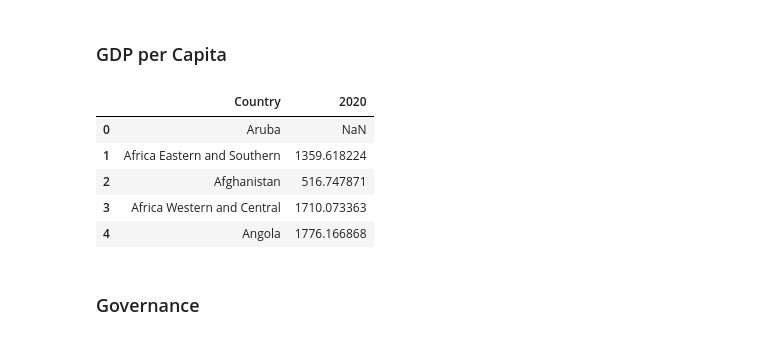
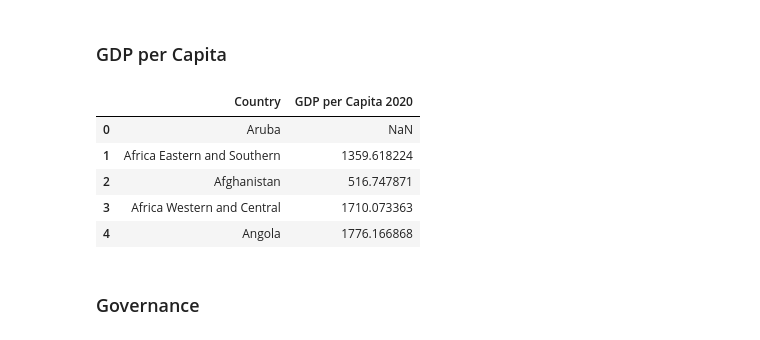
Before and after one commit to luanakimley/low-carbon-development-composite-index, a Jupyter notebook: data_cleaning.ipynb, the cells around one changed output. Drawn from its saved outputs; the diff is of its cells as text; code cells hidden in the pictures.

```diff
--- a/data_cleaning.ipynb
+++ b/data_cleaning.ipynb
@@ -45,9 +45,10 @@ freshwater_filtered.head()
 # %%
 gdp_per_capita_filtered = gdp_per_capita[['Country Name', '2020']]
 gdp_per_capita_filtered = gdp_per_capita_filtered.rename(columns={'Country Name': 'Country'})
+gdp_per_capita_filtered = gdp_per_capita_filtered.rename(columns={'2020': 'GDP per Capita 2020'})
 gdp_per_capita_filtered.head()
 # %% [output]
-|  | Country | 2020 |
+|  | Country | GDP per Capita 2020 |
 | 0 | Aruba | NaN |
 | 1 | Africa Eastern and Southern | 1359.618224 |
 | 2 | Afghanistan | 516.747871 |
```
Also changed, not shown: parts of 14 cells of this notebook.
